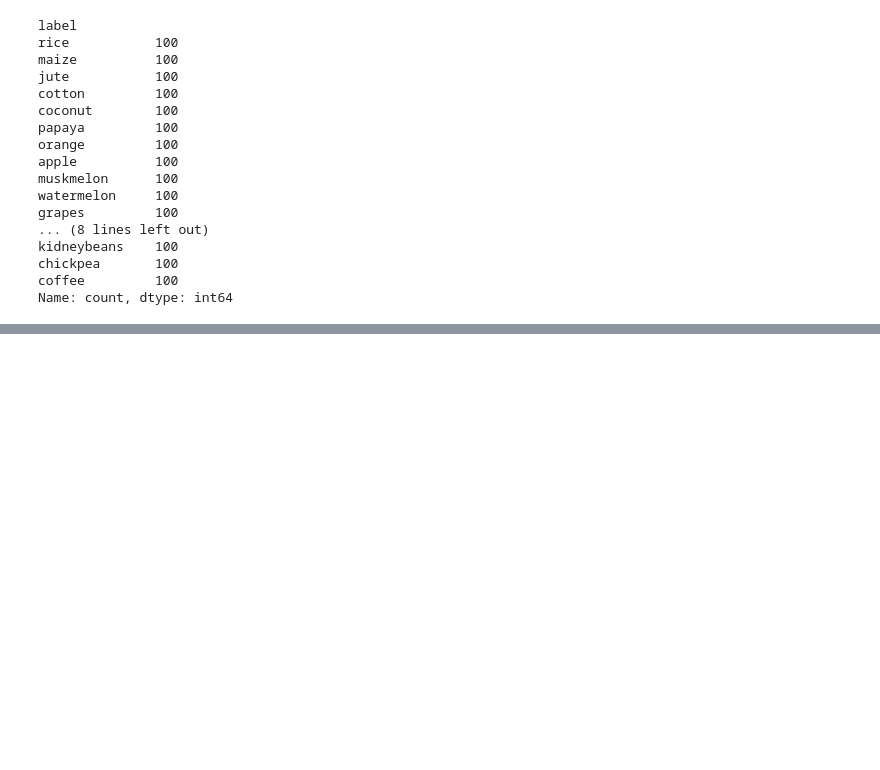
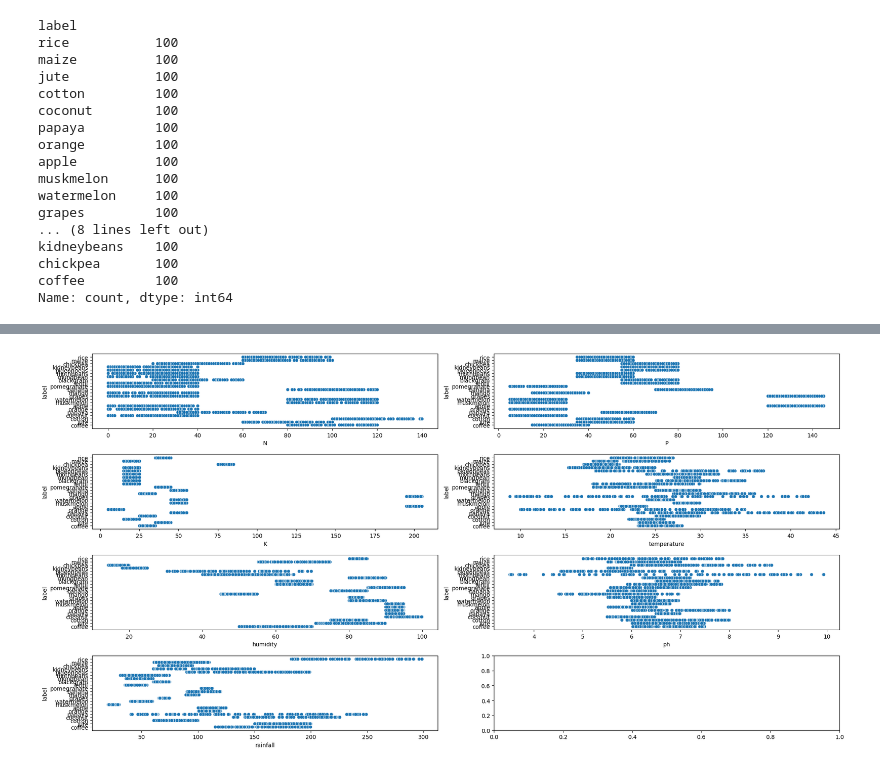
Before and after one commit to samirjena-123/Datascience, a Jupyter notebook: crop.ipynb, the cells around one changed output, grey strips where cells are left out. Cells and saved outputs as stored; diff of their text form; code cells hidden in the pictures; blank space fills up the shorter version.

```diff
--- a/crop.ipynb
+++ b/crop.ipynb
@@ -123,0 +143,12 @@ Name: count, dtype: int64
+# %%
+#scatterplot
+
+fig, ax = plt.subplots(4,2, figsize=(20,10))
+
+for i, subplot in zip(features,ax.flatten()):
+    sns.scatterplot(x=i, y="label", data=crop, ax=subplot)
+
+plt.tight_layout()
+plt.show()
+# %% [output]
+[figure, added]
```
Also changed, not shown: parts of 11 cells of this notebook.
